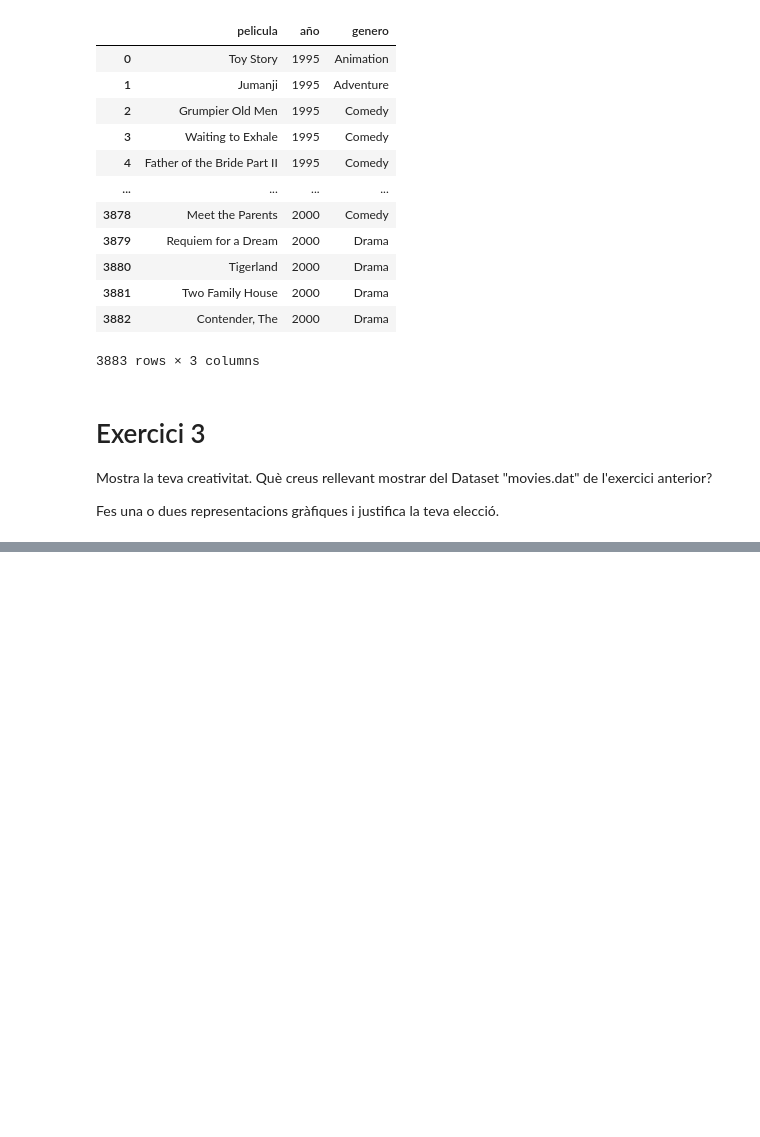
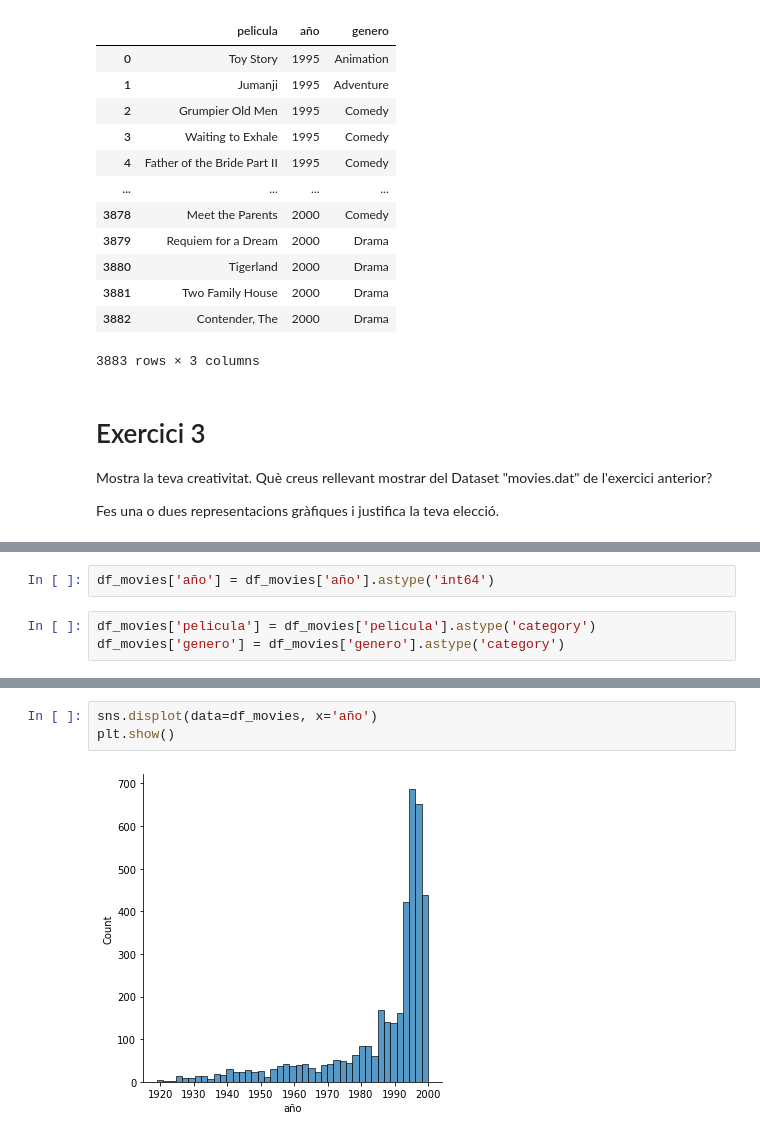
Before and after one commit to analopez-datascience/visualitzacio_grafica_de_multiples_variables, a Jupyter notebook: Sprint 4 - Ejercicios 2 y 3.ipynb, the cells around one changed output, grey strips where cells are left out. Drawn from its saved outputs; the diff is of its cells as text; blank space fills up the shorter version.

```diff
--- a/Sprint 4 - Ejercicios 2 y 3.ipynb
+++ b/Sprint 4 - Ejercicios 2 y 3.ipynb
@@ -149,0 +157,5 @@ Fes una o dues representacions gràfiques i justifica la teva elecció.
+# %%
+df_movies['año'] = df_movies['año'].astype('int64')
+# %%
+df_movies['pelicula'] = df_movies['pelicula'].astype('category')
+df_movies['genero'] = df_movies['genero'].astype('category')
@@ -149,0 +195,5 @@ Fes una o dues representacions gràfiques i justifica la teva elecció.
+# %%
+sns.displot(data=df_movies, x='año')
+plt.show()
+# %% [output]
+[figure, added]
```
Also changed, not shown: parts of 8 cells of this notebook.
